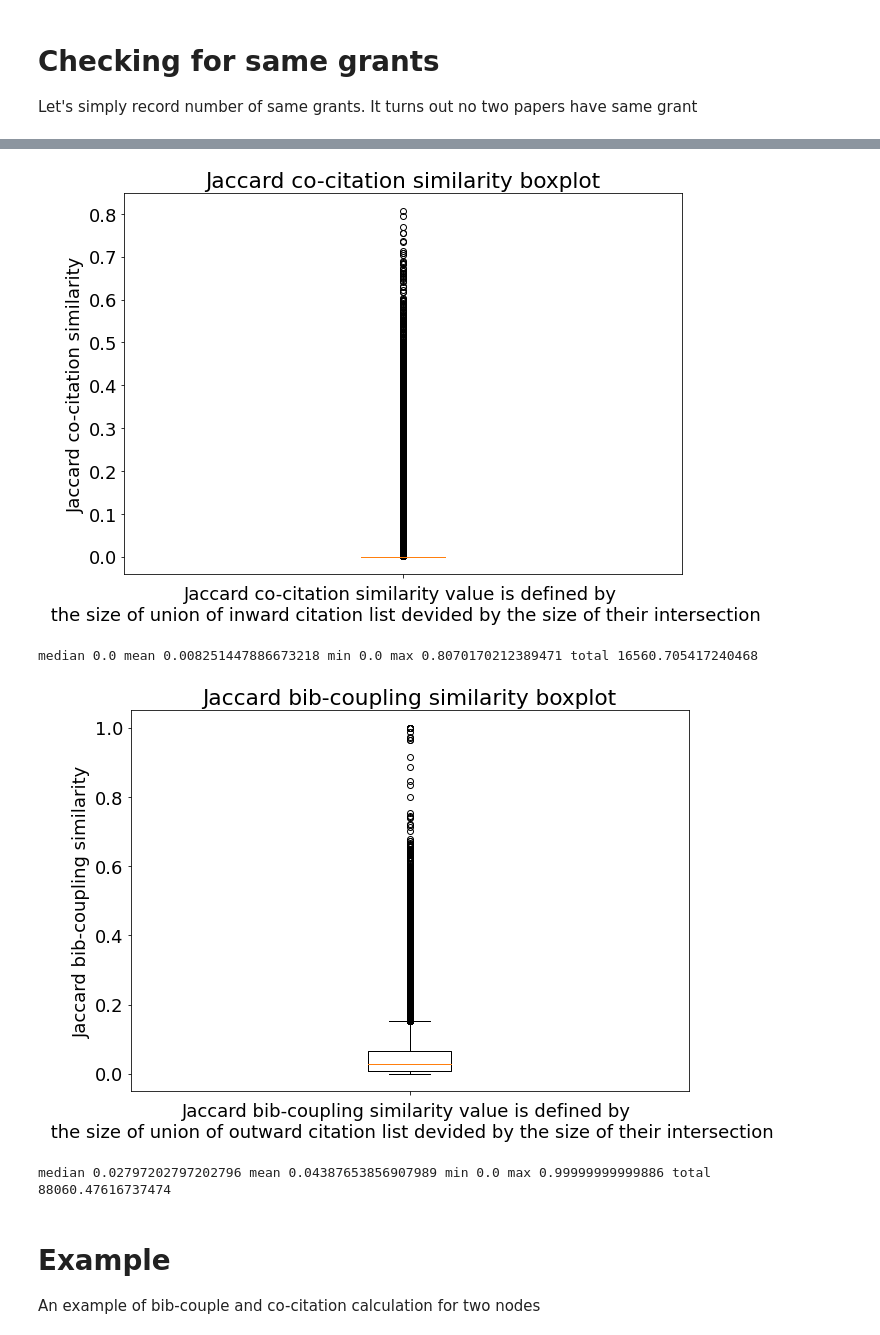
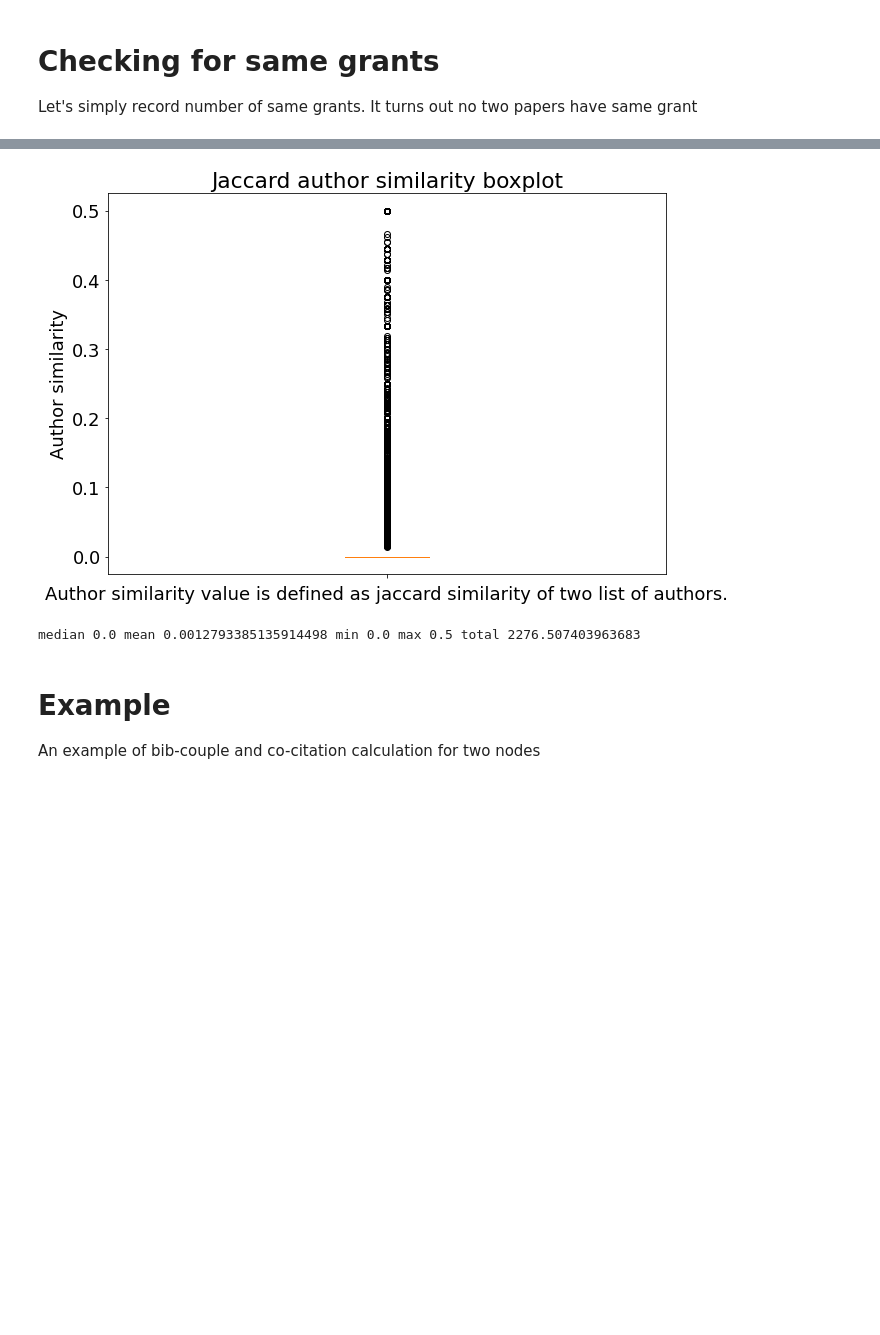
Before and after one commit to illinois-or-research-analytics/hm31_graphs, a Jupyter notebook: step_1/obtain_features.ipynb, the cells around one changed output, grey strips where cells are left out. Saved outputs shown, nothing was run; the diff lists cells and outputs as text; code cells hidden in the pictures; blank space fills up the shorter version.

```diff
--- a/step_1/obtain_features.ipynb
+++ b/step_1/obtain_features.ipynb
@@ -47,9 +56,6 @@ with open(csv_file_path, 'r') as csv_file:
 # %%
-#Save
-import json
-
-with open('first_cluster_dois.json', 'w') as json_file:
-    json.dump(doi_lookup_dict, json_file, indent=4)
+with open('first_cluster_dois.json', 'r') as json_file:
+    doi_lookup_dict = json.load(json_file)
 # %%
 #Get PMID by doi
 
@@ -342,3 +379,6 @@ Occured keyword dict: {'keyword': 19, 'grantlist': 137, 'meshheadinglist': 1990,
+# %%
+with open('pmid_authors_dict.json', 'r') as json_file:
+    pmid_authors_dict = json.load(json_file)
 # %% [markdown]
 Turns out that out of 2004 papers of CEN cluster1, 11 of those don't have any metadata. That leaves us with 1993 samples. The above dictionary tells us the frequence of keyword occurence. The bellow one tells us the frequency of actual recorded value.
 # %%
@@ -608,7 +664,7 @@ def report_stats(vals, title, caption, y_axis):
 def calculate_similarity_matrix(feature):
     similarity_matrix = np.zeros((len(nodes_array), len(nodes_array)))
 
-    for i in tqdm(range(similarity_matrix.shape[0])):
+    for i in tqdm.tqdm(range(similarity_matrix.shape[0])):
         for j in range(i):
             pmid1 = str(nodes_array[i])
             pmid2 = str(nodes_array[j])
@@ -630,13 +686,13 @@ def calculate_similarity_matrix(feature):
 # np.save('mesh_similarity_matrix.npy', mesh_similarity_matrix)
 
 
-bib_coupling_similarity_matrix = calculate_similarity_matrix('bib-coupling')
-np.save('bib_coupling_similarity_matrix.npy', bib_coupling_similarity_matrix)
+# bib_coupling_similarity_matrix = calculate_similarity_matrix('bib-coupling')
+# np.save('bib_coupling_similarity_matrix.npy', bib_coupling_similarity_matrix)
 
 
 
-cocitation_similarity_matrix = calculate_similarity_matrix('co-citation')
-np.save('cocitation_similarity_matrix.npy', cocitation_similarity_matrix)
+# cocitation_similarity_matrix = calculate_similarity_matrix('co-citation')
+# np.save('cocitation_similarity_matrix.npy', cocitation_similarity_matrix)
 
 
 
@@ -654,6 +710,10 @@ np.save('cocitation_similarity_matrix.npy', cocitation_similarity_matrix)
 
 # keyword_similarity_matrix = calculate_similarity_matrix('keyword')
 # np.save('keyword_similarity_matrix.npy', keyword_similarity_matrix)
+
+
+author_similarity_matrix = calculate_similarity_matrix('author')
+np.save('author_similarity_matrix.npy', author_similarity_matrix)
 # %%
 cocitation_matrix = np.load('cocitation_matrix.npy')
 bib_coupling_matrix = np.load('bib_coupling_matrix.npy')
@@ -690,10 +750,10 @@ def report_matrix_stats(matrix, title, caption, y_axis):
 # report_matrix_stats(chemical_similarity_matrix, title =title, caption=caption, y_axis=y_axis)
 
 
-title = 'Jaccard co-citation similarity boxplot'
-caption = 'Jaccard co-citation similarity value is defined by \n the size of union of inward citation list devided by the size of their intersection'
-y_axis = 'Jaccard co-citation similarity'
-report_matrix_stats(cocitation_similarity_matrix, title =title, caption=caption, y_axis=y_axis)
+# title = 'Discounted Jaccard co-citation similarity boxplot'
+# caption = 'Discounted Jaccard co-citation similarity value is defined by \n the size of union of inward citation list devided by the size of their intersection also multiplied by the exponential discount factor'
+# y_axis = 'Discounted Jaccard co-citation similarity'
+# report_matrix_stats(cocitation_similarity_matrix, title =title, caption=caption, y_axis=y_axis)
 
 # title = 'Max-normalized co-citation similarity boxplot'
 # caption = 'Max-normalized co-citation similarity value is defined by \n the frequency of co-citation devided by maximum co-citation value observed'
@@ -701,42 +761,45 @@ report_matrix_stats(cocitation_similarity_matrix, title =title, caption=caption,
 # report_matrix_stats(cocitation_matrix,  title =title, caption=caption, y_axis=y_axis)
 
 
-title = 'Jaccard bib-coupling similarity boxplot'
-caption = 'Jaccard bib-coupling similarity value is defined by \n the size of union of outward citation list devided by the size of their intersection'
-y_axis = 'Jaccard bib-coupling similarity'
-report_matrix_stats(bib_coupling_similarity_matrix, title =title, caption=caption, y_axis=y_axis)
+# title = 'Discounted Jaccard bib-coupling similarity boxplot'
+# caption = 'Discounted Jaccard bib-coupling similarity value is defined by \n the size of union of outward citation list devided by the size of their intersection also multiplied by the exponential discount factor'
+# y_axis = 'Discounted Jaccard bib-coupling similarity'
+# report_matrix_stats(bib_coupling_similarity_matrix, title =title, caption=caption, y_axis=y_axis)
 
 # title = 'Max-normalized bib-coupling similarity boxplot'
 # caption = 'Max-normalized bib-coupling similarity value is defined by \n the frequency of bib-coupling devided by maximum bibcoupling value observed'
 # y_axis = 'Max-normalized bib-coupling similarity'
 # report_matrix_stats(bib_coupling_matrix, title =title, caption=caption, y_axis=y_axis)
 
 # title = 'Three-hop range similarity boxplot'
 # caption = 'Three-hop range similarity value is defined in an undirected graph, \n as 1 if two nodes are neighbours, 2/3 if their distance is 2, 1/3 if their distance is 3 \n and 0 otherwise'
 # y_axis = 'Three-hop range similarity'
 # report_matrix_stats(aggregated_three_hop_similarity, title =title, caption=caption, y_axis=y_axis)
 
 
 # title = 'Grant similarity boxplot'
 # caption = 'Grant similarity value is defined as 1 if two nodes have listed the same grant and 0 otherwise'
 # y_axis = 'Grant similarity'
 # report_matrix_stats(grants_similarity_matrix, title =title, caption=caption, y_axis=y_axis)
 
 
 # title = 'Journal similarity boxplot'
 # caption = 'Journal similarity value is defined as 1 if two nodes are published in a same journal and 0 otherwise'
 # y_axis = 'Journal similarity'
 # report_matrix_stats(journal_similarity_matrix, title =title, caption=caption, y_axis=y_axis)
 
 # title = 'Jaccard keyword similarity boxplot'
 # caption = 'Keyword similarity value is defined as jaccard similarity of two keywords if existed \n else this similarity is not taken into account'
 # y_axis = 'Keyword similarity'
 # report_matrix_stats(keyword_similarity_matrix, title =title, caption=caption, y_axis=y_axis)
+
+title = 'Jaccard author similarity boxplot'
+caption = 'Author similarity value is defined as jaccard similarity of two list of authors.'
+y_axis = 'Author similarity'
+report_matrix_stats(author_similarity_matrix, title =title, caption=caption, y_axis=y_axis)
 # %% [output]
-[figure, old version]
+[figure, new version]
-median 0.0 mean 0.008251447886673218 min 0.0 max 0.8070170212389471 total 16560.705417240468
+median 0.0 mean 0.0012793385135914498 min 0.0 max 0.5 total 2276.507403963683
-[figure, removed]
-median 0.02797202797202796 mean 0.04387653856907989 min 0.0 max 0.99999999999886 total 88060.47616737474
 # %%
 print(np.mean(grants_similarity_matrix))
 
```
Also changed, not shown: parts of 5 cells of this notebook, 5 other files.
